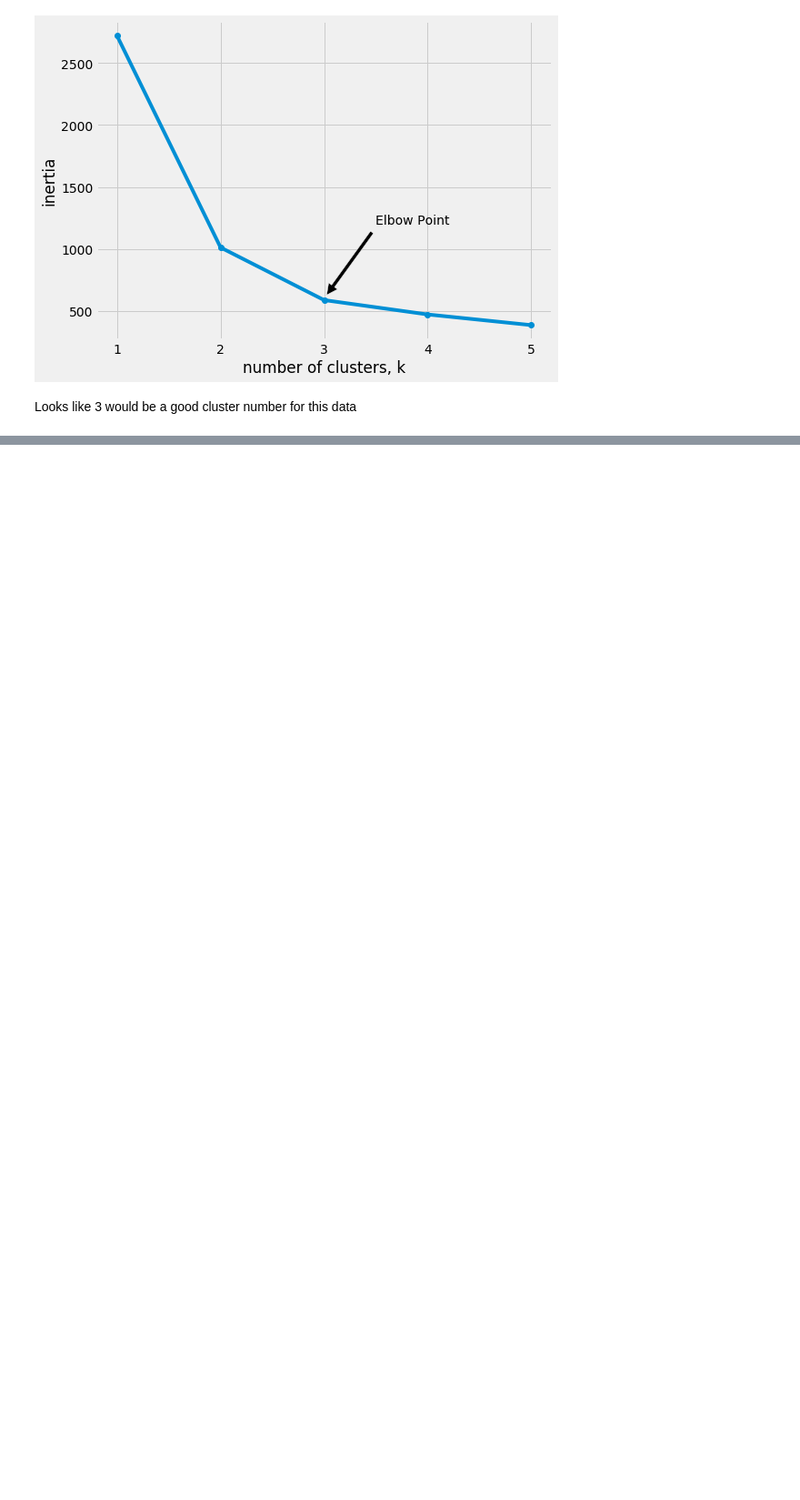
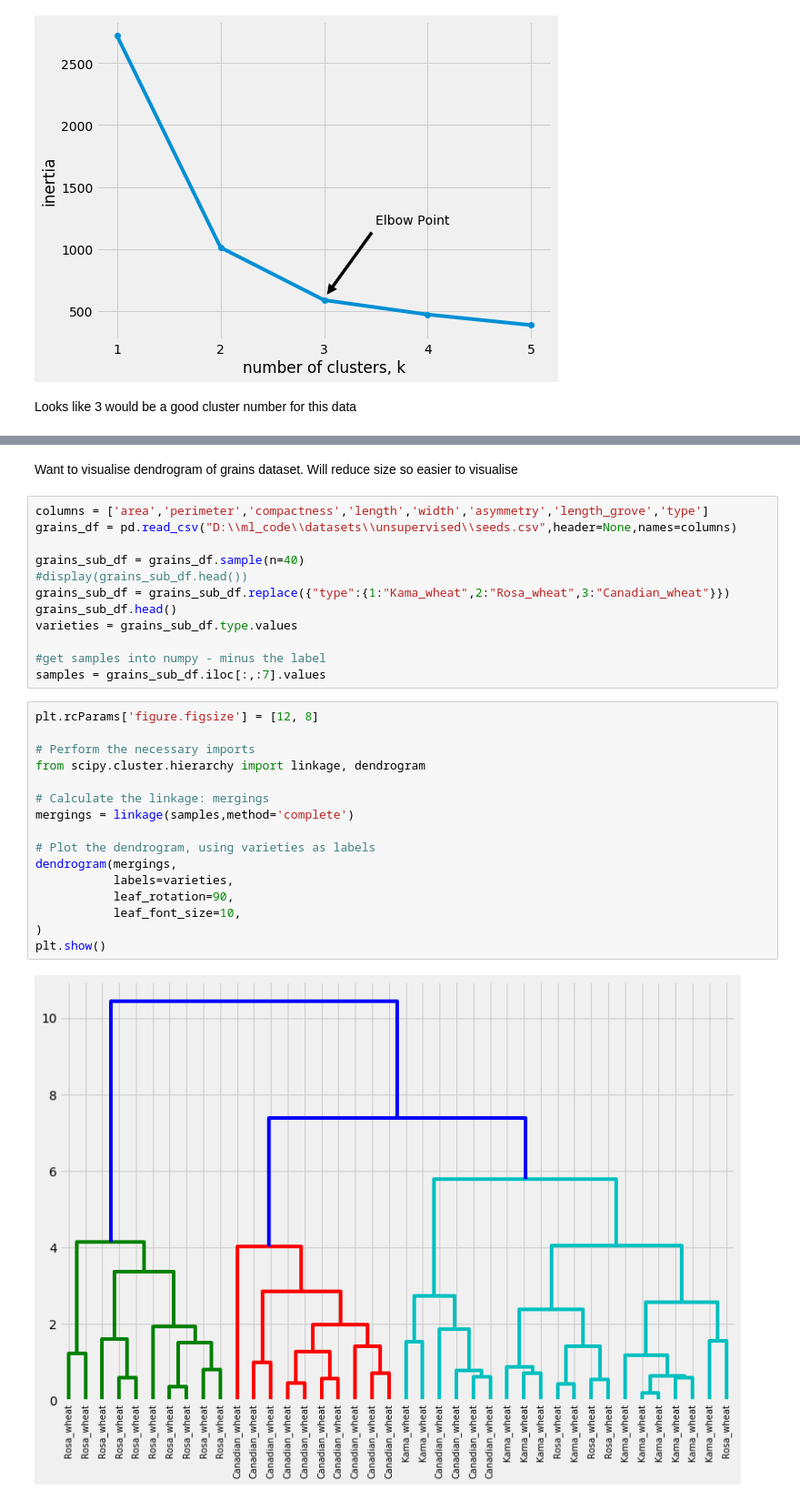
Before and after one commit to edwards158/DataCamp, a Jupyter notebook: UnsupervisedLearning.ipynb, the cells around one changed output, grey strips where cells are left out. Shown at 91% size. Saved outputs shown, nothing was run; the diff lists cells and outputs as text; blank space fills up the shorter version.

```diff
--- a/UnsupervisedLearning.ipynb
+++ b/UnsupervisedLearning.ipynb
@@ -78,0 +205,32 @@ Looks like 3 would be a good cluster number for this data
+# %% [markdown]
+Want to visualise dendrogram of grains dataset.  Will reduce size so easier to visualise
+# %%
+columns = ['area','perimeter','compactness','length','width','asymmetry','length_grove','type']
+grains_df = pd.read_csv("D:\\ml_code\\datasets\\unsupervised\\seeds.csv",header=None,names=columns)
+
+grains_sub_df = grains_df.sample(n=40)
+#display(grains_sub_df.head())
+grains_sub_df = grains_sub_df.replace({"type":{1:"Kama_wheat",2:"Rosa_wheat",3:"Canadian_wheat"}})
+grains_sub_df.head()
+varieties = grains_sub_df.type.values
+
+#get samples into numpy - minus the label
+samples = grains_sub_df.iloc[:,:7].values
+# %%
+plt.rcParams['figure.figsize'] = [12, 8]
+
+# Perform the necessary imports
+from scipy.cluster.hierarchy import linkage, dendrogram
+
+# Calculate the linkage: mergings
+mergings = linkage(samples,method='complete')
+
+# Plot the dendrogram, using varieties as labels
+dendrogram(mergings,
+           labels=varieties,
+           leaf_rotation=90,
+           leaf_font_size=10,
+)
+plt.show()
+# %% [output]
+[figure, added]
```
Also changed, not shown: parts of 28 cells of this notebook.
